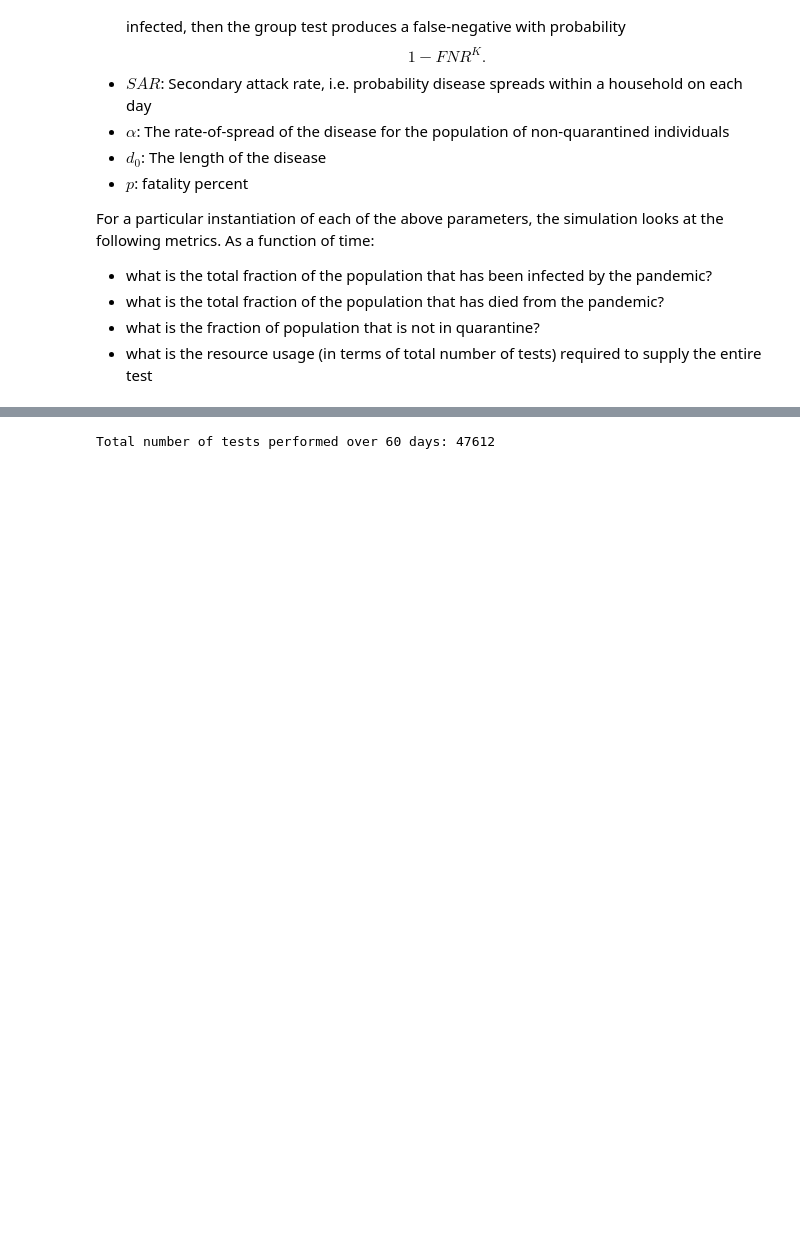
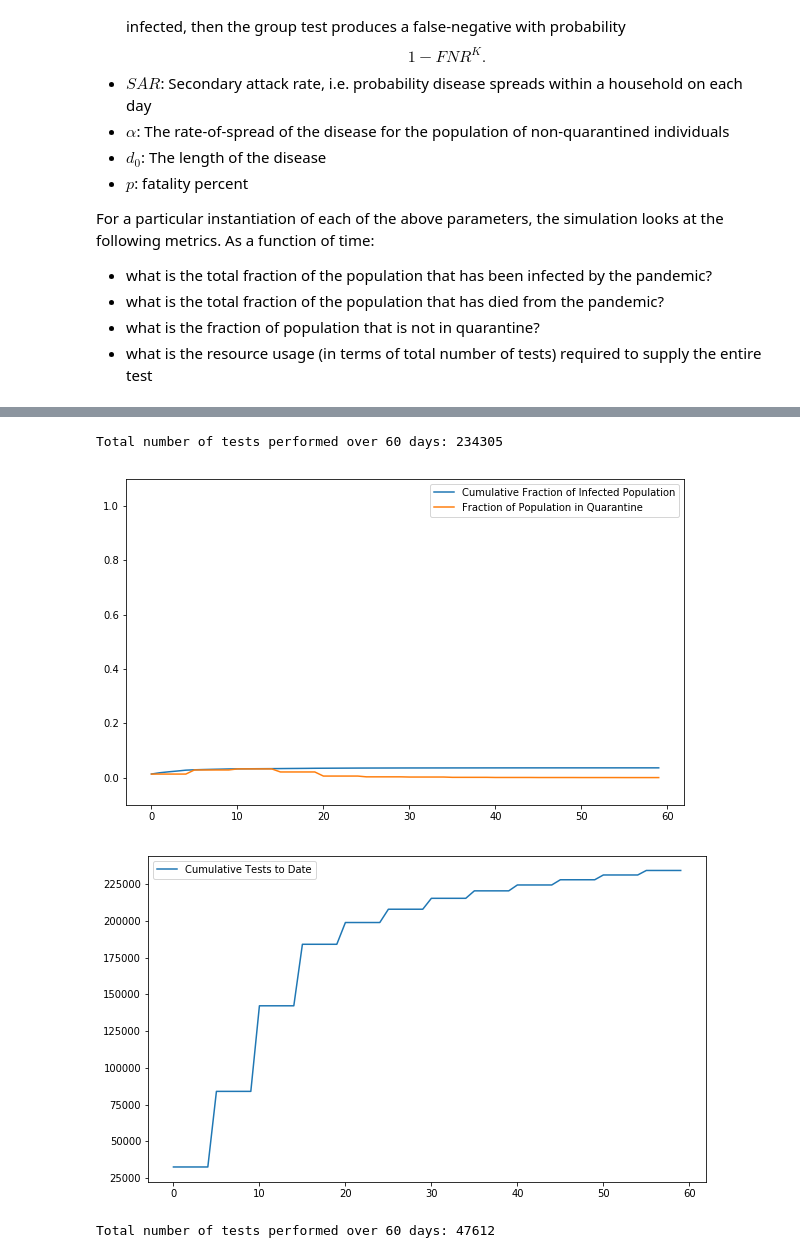
Before and after one commit to peter-i-frazier/group-testing, a Jupyter notebook: RecurrentGroupTesting.ipynb, the cells around one changed output, grey strips where cells are left out. Drawn from its saved outputs; the diff is of its cells as text; code cells hidden in the pictures; blank space fills up the shorter version.

```diff
--- a/RecurrentGroupTesting.ipynb
+++ b/RecurrentGroupTesting.ipynb
@@ -120,3 +138,9 @@ Total number of tests performed over 60 days: 37100
+# %%
+summarize(simulation)
+# %% [output]
+Total number of tests performed over 60 days: 234305
+[figure, added]
+[figure, added]
 # %%
 group_test_participation_rate = 0.99
 # %%
```
Also changed, not shown: parts of 4 cells of this notebook, 1 other file.
